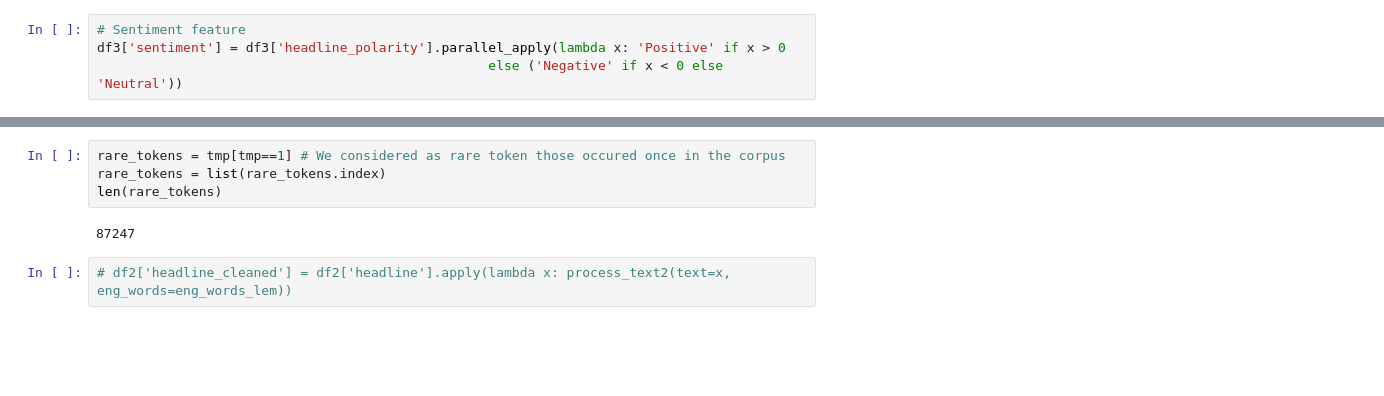
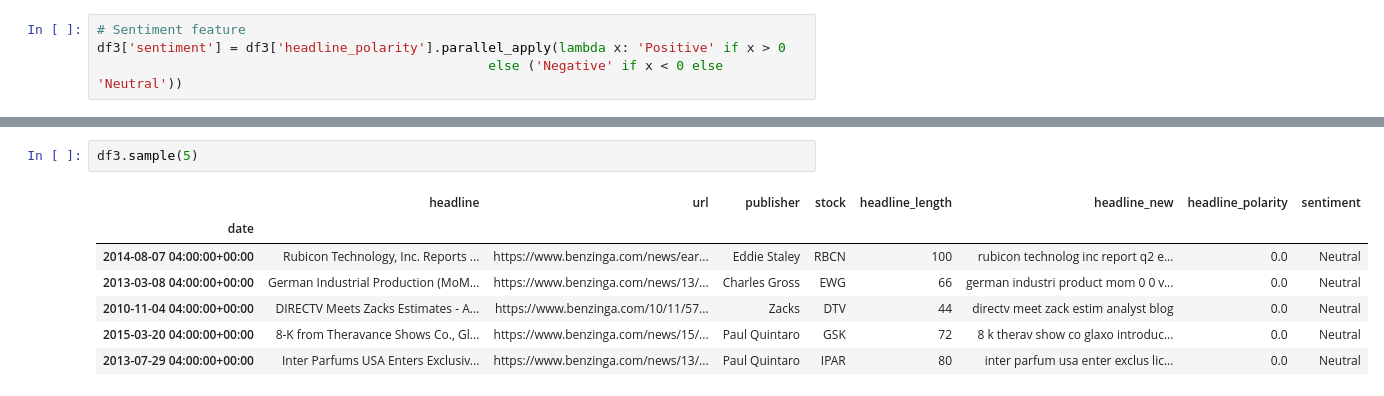
Before and after one commit to Cabrel17/Financial_news_sentiment_analysis, a Jupyter notebook: notebooks/Sentiment_analysis.ipynb, the cells around one changed output, grey strips where cells are left out. Cells and saved outputs as stored; diff of their text form; blank space fills up the shorter version.

```diff
--- a/notebooks/Sentiment_analysis.ipynb
+++ b/notebooks/Sentiment_analysis.ipynb
@@ -138,8 +62,10 @@ Name: count, Length: 175662, dtype: int64
-# %%
-rare_tokens = tmp[tmp==1] # We considered as rare token those occured once in the corpus
-rare_tokens = list(rare_tokens.index)
-len(rare_tokens)
-# %% [output]
-87247
-# %%
-# df2['headline_cleaned'] = df2['headline'].apply(lambda x: process_text2(text=x, eng_words=eng_words_lem))
+# %%
+df3.sample(5)
+# %% [output]
+|  | headline | url | publisher | stock | headline_length | headline_new | headline_polarity | sentiment |
+| date |  |  |  |  |  |  |  |  |
+| 2014-08-07 04:00:00+00:00 | Rubicon Technology, Inc. Reports ... | https://www.benzinga.com/news/ear... | Eddie Staley | RBCN | 100 | rubicon technolog inc report q2 e... | 0.0 | Neutral |
+| 2013-03-08 04:00:00+00:00 | German Industrial Production (MoM... | https://www.benzinga.com/news/13/... | Charles Gross | EWG | 66 | german industri product mom 0 0 v... | 0.0 | Neutral |
+| 2010-11-04 04:00:00+00:00 | DIRECTV Meets Zacks Estimates - A... | https://www.benzinga.com/10/11/57... | Zacks | DTV | 44 | directv meet zack estim analyst blog | 0.0 | Neutral |
+| 2015-03-20 04:00:00+00:00 | 8-K from Theravance Shows Co., Gl... | https://www.benzinga.com/news/15/... | Paul Quintaro | GSK | 72 | 8 k therav show co glaxo introduc... | 0.0 | Neutral |
+| 2013-07-29 04:00:00+00:00 | Inter Parfums USA Enters Exclusiv... | https://www.benzinga.com/news/13/... | Paul Quintaro | IPAR | 80 | inter parfum usa enter exclus lic... | 0.0 | Neutral |
```
Also changed, not shown: parts of 21 cells of this notebook, 3 other files.
